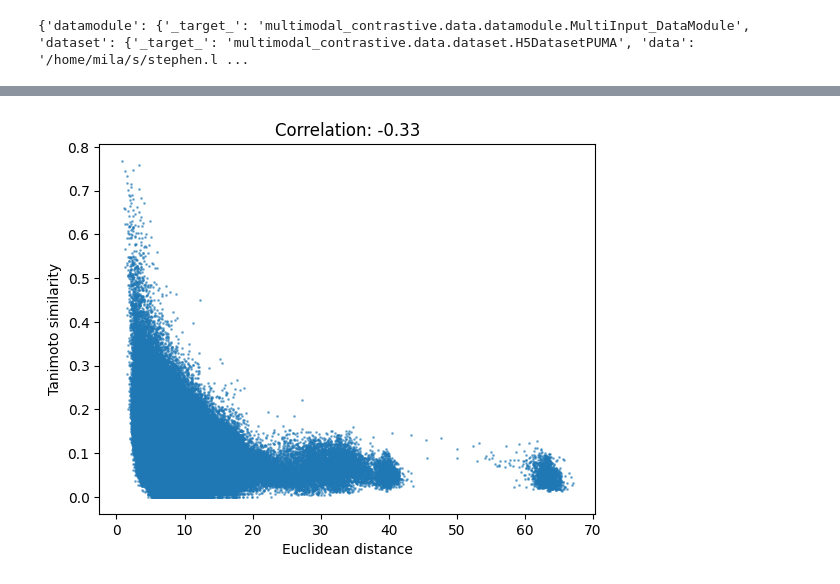
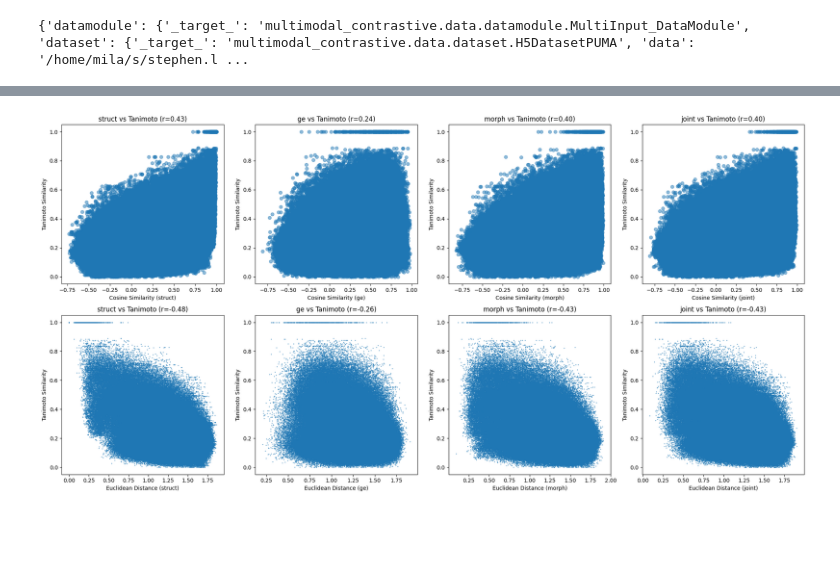
Before and after one commit to TheMatrixMaster/mmc-gene, a Jupyter notebook: multimodal_contrastive/analysis/dist_analysis.ipynb, the cells around one changed output, grey strips where cells are left out. Cells and saved outputs as stored; diff of their text form; code cells hidden in the pictures; blank space fills up the shorter version.

Commit message:
Update dist analysis notebook

```diff
--- a/multimodal_contrastive/analysis/dist_analysis.ipynb
+++ b/multimodal_contrastive/analysis/dist_analysis.ipynb
@@ -48,7 +51,7 @@ Validate on 1698 samples.
 Test on 1698 samples.
 # %%
 # Load model from checkpoint
-ckpt_path = "../../runs/8wvlrmsr/checkpoints/epoch=9-step=1060.ckpt"
+ckpt_path = "../../runs/3qr54w6w/checkpoints/epoch=101-step=10812.ckpt"
 model: LightningModule = utils.instantiate_model(cfg)
 model = model.load_from_checkpoint(ckpt_path, map_location=device)
 model = model.eval()
@@ -90,11 +86,0 @@ if save:
-# %%
-# If dataset is too large, randomly subset to cutoff molecules
-cutoff = 3000
-
-if len(mols) > 3000:
-    idx = np.random.choice(len(mols), cutoff, replace=False)
-    pMols = np.array(mols)[idx]
-    pRepresentations = {k: np.array(v)[idx] for k,v in representations.items()}
-else:
-    pMols = np.array(mols)
-    pRepresentations = representations
@@ -153,18 +87,7 @@ plt.show()
-# %%
-# Plot correlation between tanimoto similarity and euclidean similarity
-import matplotlib.pyplot as plt
-
-# Only use upper triangle of matrix since both metrics are symmetric
-eucl_dist_half = eucl_dist[np.triu_indices(num_mols, k=1)]
-tanimoto_sim_half = tanimoto_sim[np.triu_indices(num_mols, k=1)]
-
-# Compute correlation between the two metrics
-correlation = np.corrcoef(eucl_dist_half, tanimoto_sim_half)
-
-plt.scatter(eucl_dist_half, tanimoto_sim_half, alpha=0.5, s=1)
-plt.xlabel("Euclidean distance")
-plt.ylabel("Tanimoto similarity")
-plt.title(f"Correlation: {correlation[0, 1]:.2f}")
-plt.show()
-# %% [output]
-[figure, removed]
+# %%
+# If dataset is too large, randomly subset to cutoff molecules
+p_mols, p_representations = random_subset(mols, representations, cutoff=3000)
+# %%
+# Use rdkit to get Morgan fingerprints for each molecule in mols
+mol_fps = get_molecular_fingerprints(p_mols, fp_type="morgan", radius=3, nbits=2048)
+tanimoto_sim = get_molecular_similarity(mol_fps, "tanimoto")
@@ -170,0 +98,40 @@ plt.show()
+# %%
+# Single modality latent distance versus tanimoto similarity
+mods_x = ['struct', 'ge', 'morph', 'joint']
+mods_y = tanimoto_sim
+
+fig, ax = plt.subplots(2, 4, figsize=(20, 10))
+
+for idx, mod_x in enumerate(mods_x):
+    x = get_pairwise_similarity(
+        p_representations[mod_x],
+        p_representations[mod_x],
+        metric="cosine"
+    )
+    x, y = get_values_from_dist_mat(x, mods_y, keep_diag=False)
+    corr = np.corrcoef(x, y)
+
+    ax[0, idx].scatter(x, y, alpha=0.5)
+    ax[0, idx].set_xlabel(f"Cosine Similarity ({mod_x})")
+    ax[0, idx].set_ylabel("Tanimoto Similarity")
+    ax[0, idx].set_title(f"{mod_x} vs Tanimoto (r={corr[0, 1]:.2f})")
+
+for idx, mod_x in enumerate(mods_x):
+    x = get_pairwise_similarity(
+        p_representations[mod_x],
+        p_representations[mod_x],
+        metric="euclidean"
+    )
+    x, y = get_values_from_dist_mat(x, mods_y, keep_diag=False)
+    corr = np.corrcoef(x, y)
+
+    ax[1, idx].scatter(x, y, alpha=0.5, s=1)
+    ax[1, idx].set_xlabel(f"Euclidean Distance ({mod_x})")
+    ax[1, idx].set_ylabel("Tanimoto Similarity")
+    ax[1, idx].set_title(f"{mod_x} vs Tanimoto (r={corr[0, 1]:.2f})")
+
+plt.tight_layout()
+plt.savefig("single_modality_vs_tanimoto.png")
+plt.show()
+# %% [output]
+[figure, added]
```
Also changed, not shown: parts of 16 cells of this notebook, 7 other files.
